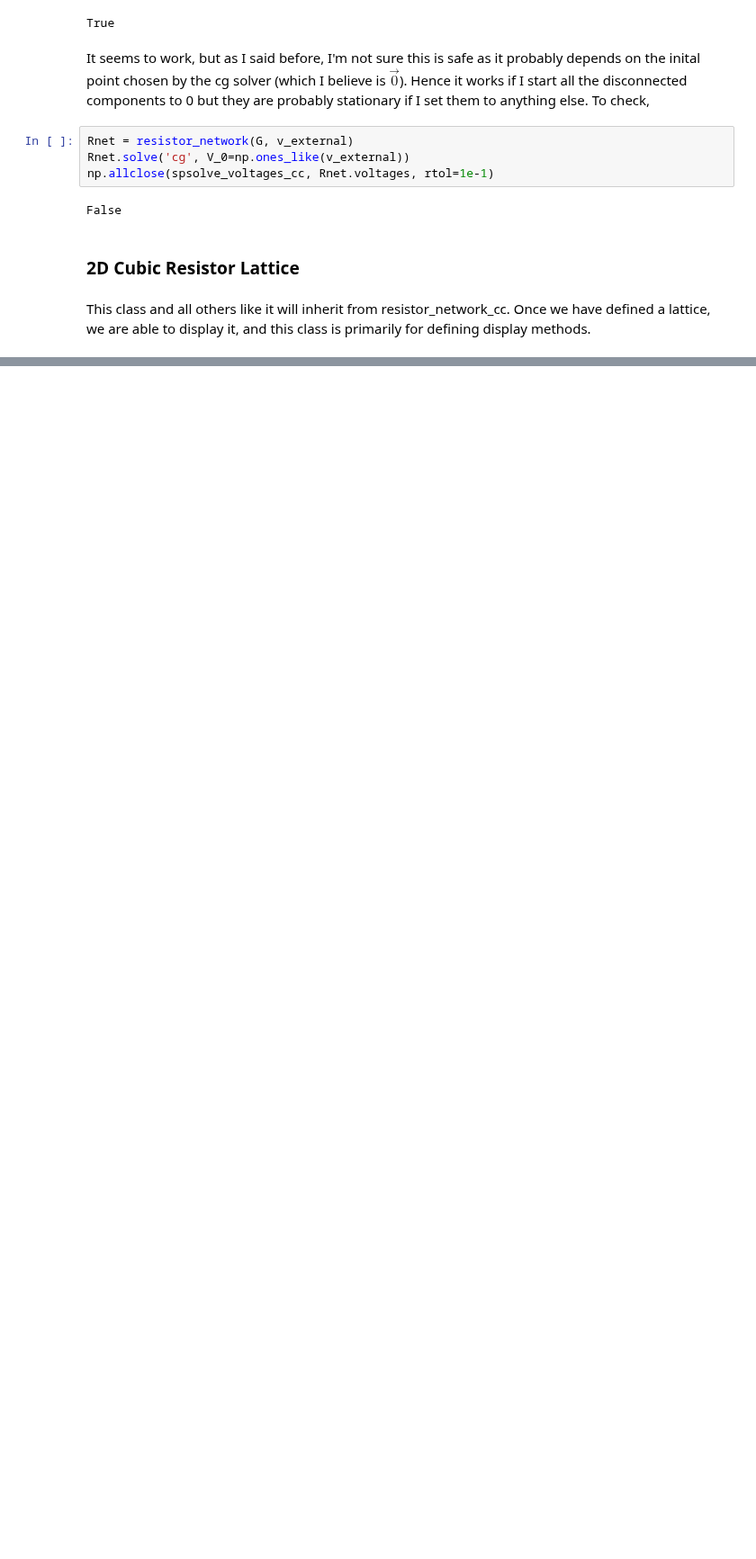
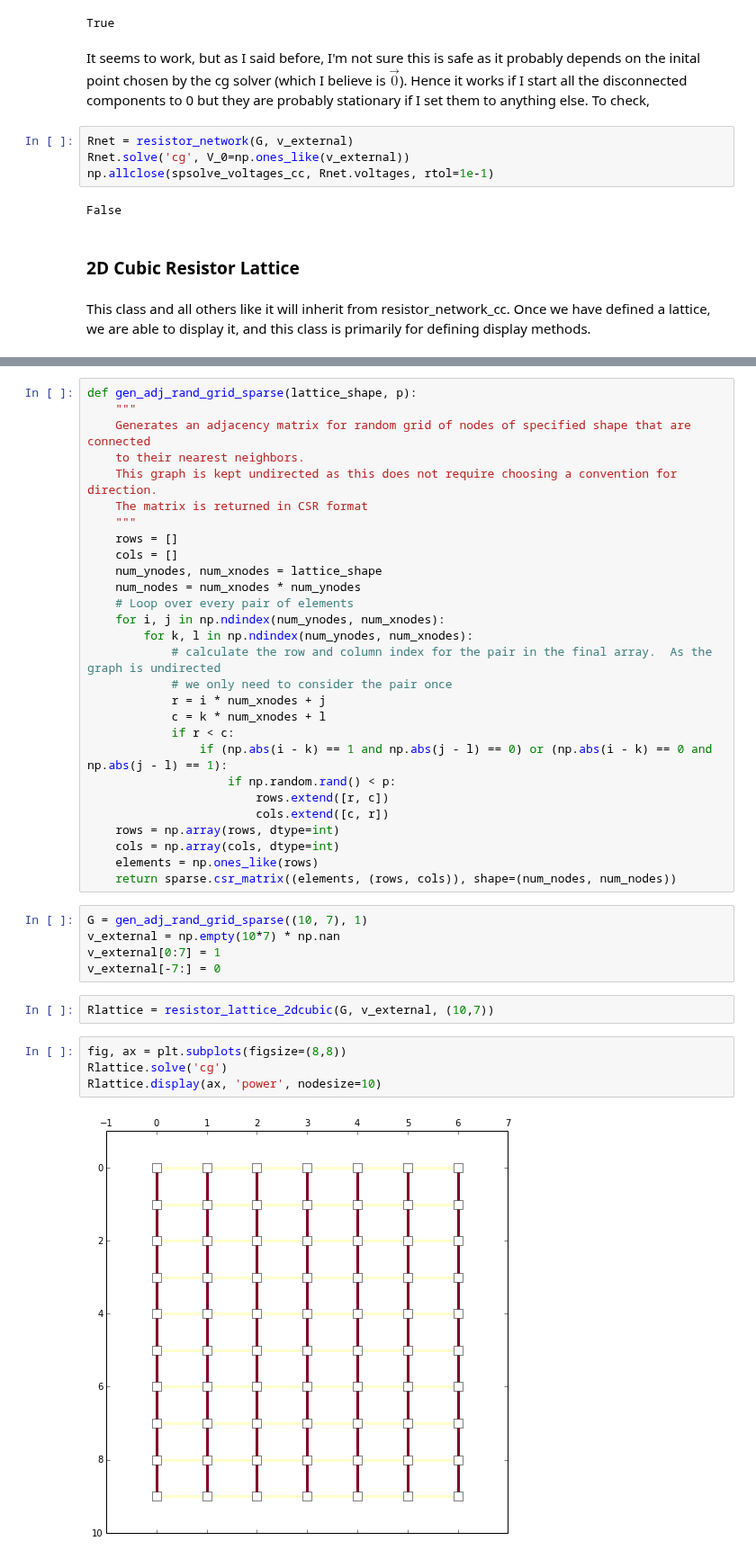
Before and after one commit to forrestsheldon/memNets, a Jupyter notebook: Resistor_Networks_V2.ipynb, the cells around one changed output, grey strips where cells are left out. Shown at 90% size. Cells and saved outputs as stored; diff of their text form; blank space fills up the shorter version.

Commit message:
Finished display functions for resistor_lattice_2dcubic (I think that's what it's called).  Working on a simple package for generating adjacency matrices.

```diff
--- a/Resistor_Networks_V2.ipynb
+++ b/Resistor_Networks_V2.ipynb
@@ -325 +404,42 @@ class resistor_lattice_2dcubic(resistor_network_cc):
+# %%
+def gen_adj_rand_grid_sparse(lattice_shape, p):
+    """
+    Generates an adjacency matrix for random grid of nodes of specified shape that are connected
+    to their nearest neighbors.
+    This graph is kept undirected as this does not require choosing a convention for direction.
+    The matrix is returned in CSR format
+    """
+    rows = []
+    cols = []
+    num_ynodes, num_xnodes = lattice_shape
+    num_nodes = num_xnodes * num_ynodes
+    # Loop over every pair of elements
+    for i, j in np.ndindex(num_ynodes, num_xnodes):
+        for k, l in np.ndindex(num_ynodes, num_xnodes):
+            # calculate the row and column index for the pair in the final array.  As the graph is undirected
+            # we only need to consider the pair once
+            r = i * num_xnodes + j
+            c = k * num_xnodes + l
+            if r < c:
+                if (np.abs(i - k) == 1 and np.abs(j - l) == 0) or (np.abs(i - k) == 0 and np.abs(j - l) == 1):
+                    if np.random.rand() < p:
+                        rows.extend([r, c])
+                        cols.extend([c, r])
+    rows = np.array(rows, dtype=int)
+    cols = np.array(cols, dtype=int)
+    elements = np.ones_like(rows)
+    return sparse.csr_matrix((elements, (rows, cols)), shape=(num_nodes, num_nodes))
+# %%
+G = gen_adj_rand_grid_sparse((10, 7), 1)
+v_external = np.empty(10*7) * np.nan
+v_external[0:7] = 1
+v_external[-7:] = 0
+# %%
+Rlattice = resistor_lattice_2dcubic(G, v_external, (10,7))
+# %%
+fig, ax = plt.subplots(figsize=(8,8))
+Rlattice.solve('cg')
+Rlattice.display(ax, 'power', nodesize=10)
+# %% [output]
+[figure, added]
 # %%
```
Also changed, not shown: parts of 11 cells of this notebook, 2 other files.
